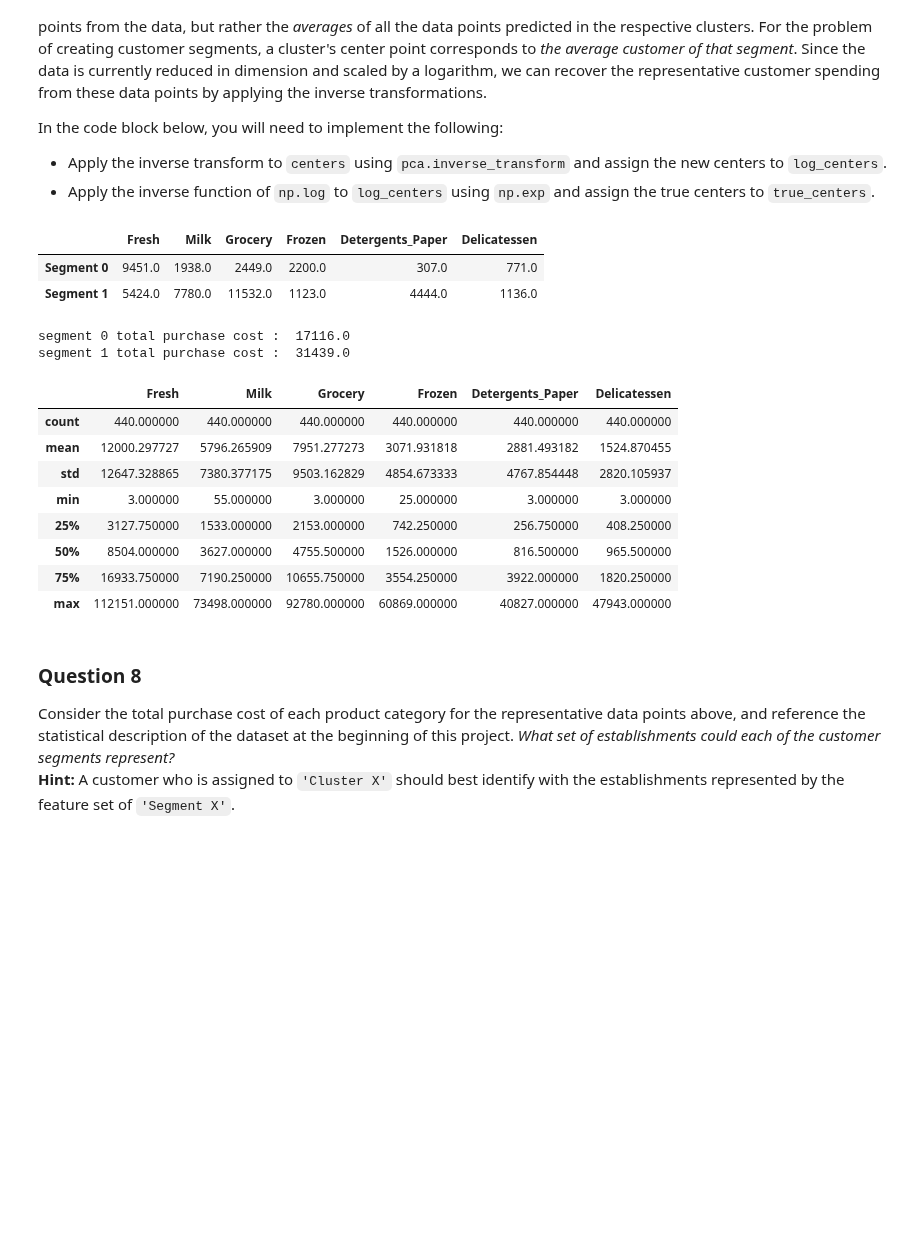
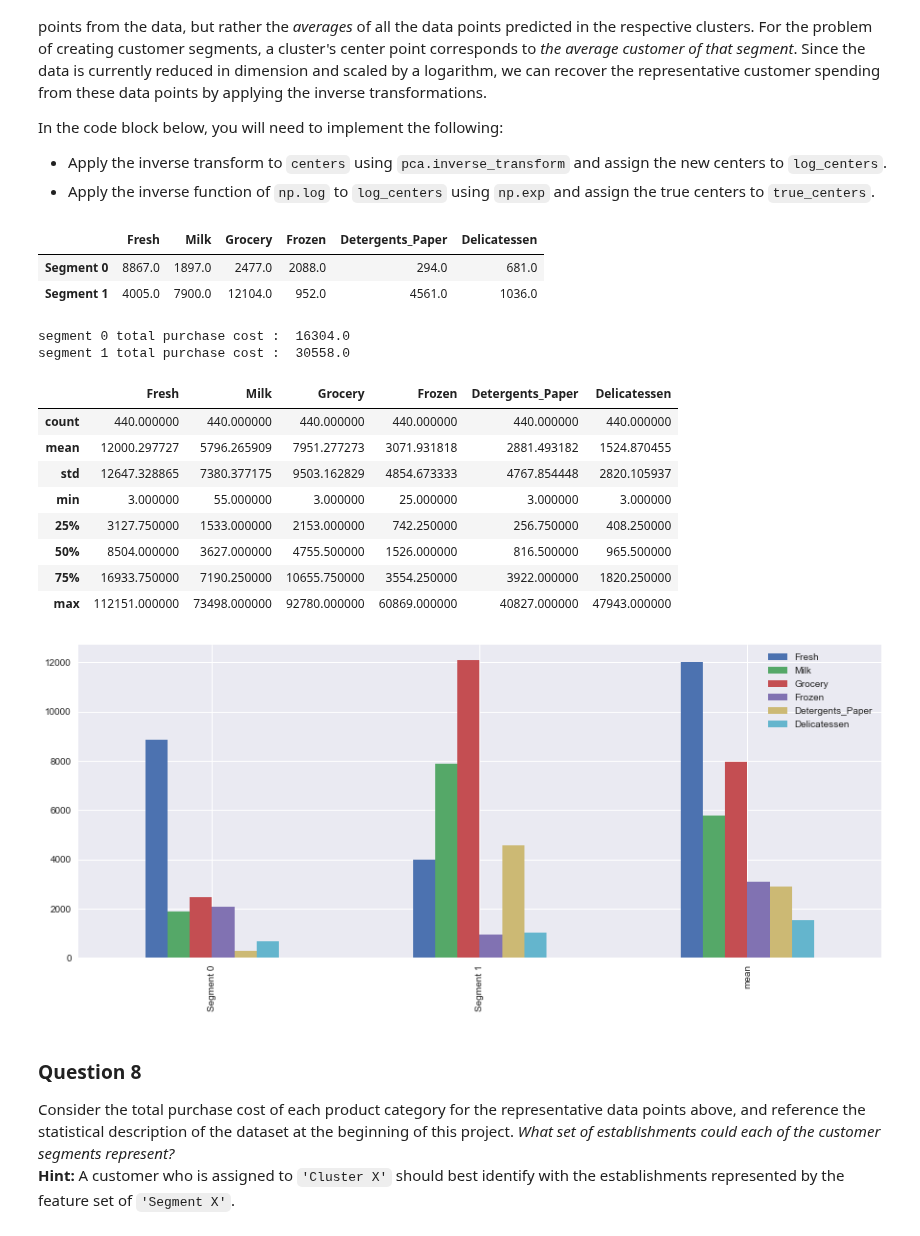
Before and after one commit to ibunny01/MLND, a Jupyter notebook: customer_segments.ipynb, the cells around one changed output. Saved outputs shown, nothing was run; the diff lists cells and outputs as text; code cells hidden in the pictures; blank space fills up the shorter version.

```diff
--- a/customer_segments.ipynb
+++ b/customer_segments.ipynb
@@ -67,6 +67,15 @@ indices = [10,100,400]
 samples = pd.DataFrame(data.loc[indices], columns = data.keys()).reset_index(drop = True)
 print "Chosen samples of wholesale customers dataset:"
 display(samples)
+
+'''
+Further improvement could be done by comparing the sample points with the dataset’s mean.
+Please look at the following code blocks:
+'''
+import seaborn as sns
+sample_bars = samples.append(data.describe().loc['mean'])
+sample_bars.index = indices + ['mean']
+_ = sample_bars.plot(kind='bar', figsize=[14,6])
 # %% [output]
 Chosen samples of wholesale customers dataset:
 |  | Fresh | Milk | Grocery | Frozen | Detergents_Paper | Delicatessen |
@@ -339,14 +331,15 @@ In the code block below, you will need to implement the following:
 # %%
 # TODO: Apply PCA by fitting the good data with the same number of dimensions as features
 from sklearn.decomposition import PCA
-# pca = PCA(n_components=2)
-pca = PCA()
+
+n_comp=4
+pca = PCA(n_components=n_comp)
+# pca = PCA()
 pca.fit(good_data)
 
-print '1st component : ', pca.explained_variance_ratio_[0]
-print '1st component : ', pca.components_[0]
-print '2st component : ', pca.explained_variance_ratio_[1]
-print '2st component : ', pca.components_[1]
+for i in range(0,n_comp,1):
+    print i,'d explained_variance_ratio_ : ', pca.explained_variance_ratio_[i]
+    print i,'d components_ : ', pca.components_[i]
 
 # TODO: Transform log_samples using the PCA fit above
 pca_samples = pca.transform(log_samples)
@@ -549,28 +561,38 @@ In the code block below, you will need to implement the following:
 # %%
 # TODO: Inverse transform the centers
 log_centers = pca.inverse_transform(centers)
 
 # TODO: Exponentiate the centers
 true_centers = np.exp(log_centers)
 
 # Display the true centers
 segments = ['Segment {}'.format(i) for i in range(0,len(centers))]
 true_centers = pd.DataFrame(np.round(true_centers), columns = data.keys())
 true_centers.index = segments
 display(true_centers)
 
 print 'segment 0 total purchase cost : ', np.sum(true_centers.loc['Segment 0'])
 print 'segment 1 total purchase cost : ', np.sum(true_centers.loc['Segment 1'])
 
 # --------------------------------------------------
 # Display a description of the dataset (original)
 display(data.describe())
+
+'''
+Similar to question 1, you may consider to visualise the amount of each product purchased for each true_center, together with the dataset mean.
+
+For example,
+'''
+
+import seaborn as sns
+true_centers = true_centers.append(data.describe().loc['mean'])
+_ = true_centers.plot(kind='bar', figsize=(15,6))
 # %% [output]
 |  | Fresh | Milk | Grocery | Frozen | Detergents_Paper | Delicatessen |
-| Segment 0 | 9451.0 | 1938.0 | 2449.0 | 2200.0 | 307.0 | 771.0 |
-| Segment 1 | 5424.0 | 7780.0 | 11532.0 | 1123.0 | 4444.0 | 1136.0 |
+| Segment 0 | 8867.0 | 1897.0 | 2477.0 | 2088.0 | 294.0 | 681.0 |
+| Segment 1 | 4005.0 | 7900.0 | 12104.0 | 952.0 | 4561.0 | 1036.0 |
-segment 0 total purchase cost :  17116.0
-segment 1 total purchase cost :  31439.0
+segment 0 total purchase cost :  16304.0
+segment 1 total purchase cost :  30558.0
 |  | Fresh | Milk | Grocery | Frozen | Detergents_Paper | Delicatessen |
 | count | 440.000000 | 440.000000 | 440.000000 | 440.000000 | 440.000000 | 440.000000 |
 | mean | 12000.297727 | 5796.265909 | 7951.277273 | 3071.931818 | 2881.493182 | 1524.870455 |
@@ -580,6 +602,7 @@ segment 1 total purchase cost :  31439.0
 | 50% | 8504.000000 | 3627.000000 | 4755.500000 | 1526.000000 | 816.500000 | 965.500000 |
 | 75% | 16933.750000 | 7190.250000 | 10655.750000 | 3554.250000 | 3922.000000 | 1820.250000 |
 | max | 112151.000000 | 73498.000000 | 92780.000000 | 60869.000000 | 40827.000000 | 47943.000000 |
+[figure, added]
 # %% [markdown]
 ### Question 8
 Consider the total purchase cost of each product category for the representative data points above, and reference the statistical description of the dataset at the beginning of this project. *What set of establishments could each of the customer segments represent?*
```
Also changed, not shown: parts of 16 cells of this notebook, 1 other file.
